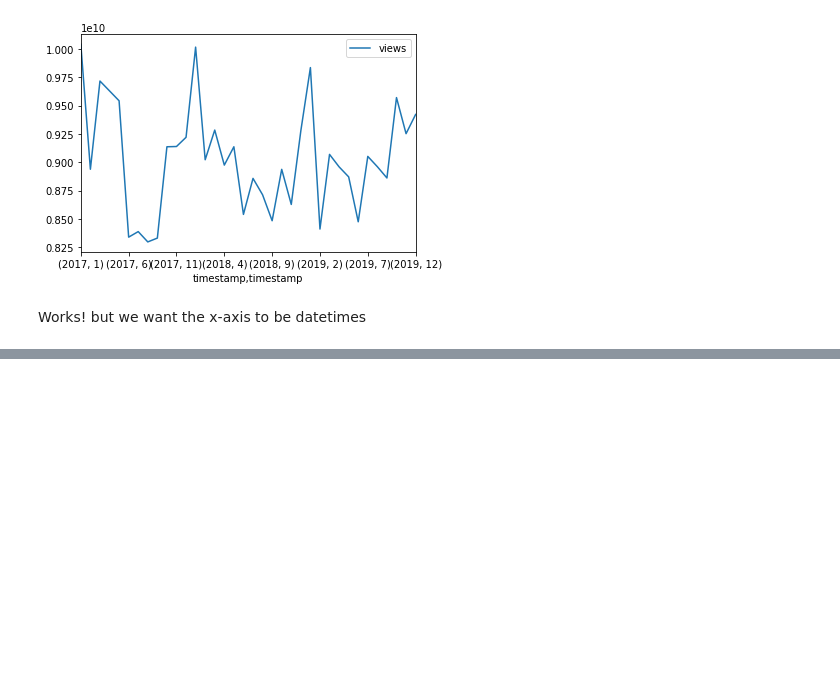
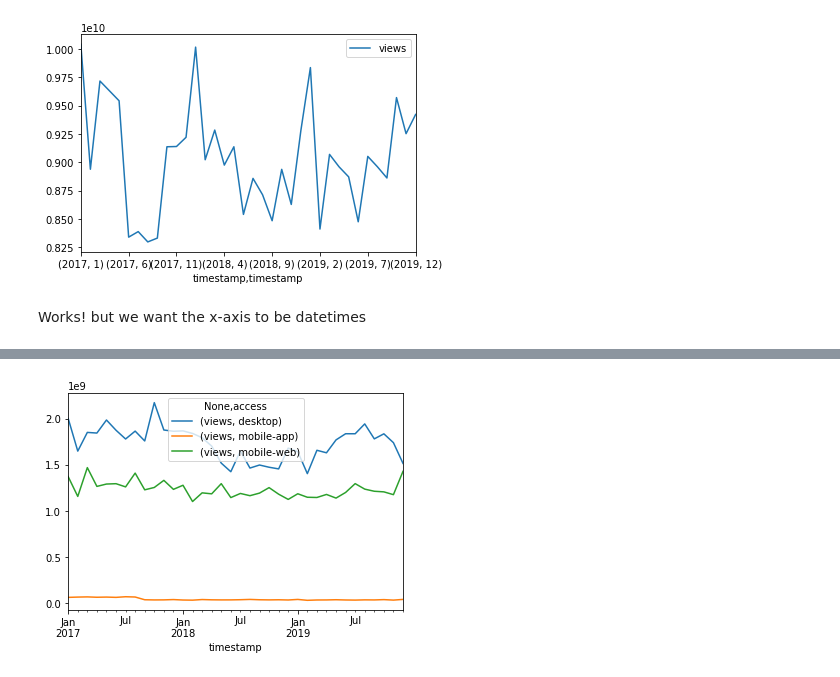
Before and after one commit to Senonino/data-ber-01-20, a Jupyter notebook: Notes/module_1/week_3/8_python-APIs.ipynb, the cells around one changed output, grey strips where cells are left out. Cells and saved outputs as stored; diff of their text form; code cells hidden in the pictures; blank space fills up the shorter version.

```diff
--- a/Notes/module_1/week_3/8_python-APIs.ipynb
+++ b/Notes/module_1/week_3/8_python-APIs.ipynb
@@ -298,0 +400,7 @@ Works! but we want the x-axis to be datetimes
+# %%
+(df_detail
+ .groupby([df["timestamp"].dt.to_period("M"), "access"])
+ .sum()).unstack().plot();
+# .reset_index()).unstack()
+# %% [output]
+[figure, added]
```
Also changed, not shown: parts of 9 cells of this notebook.
